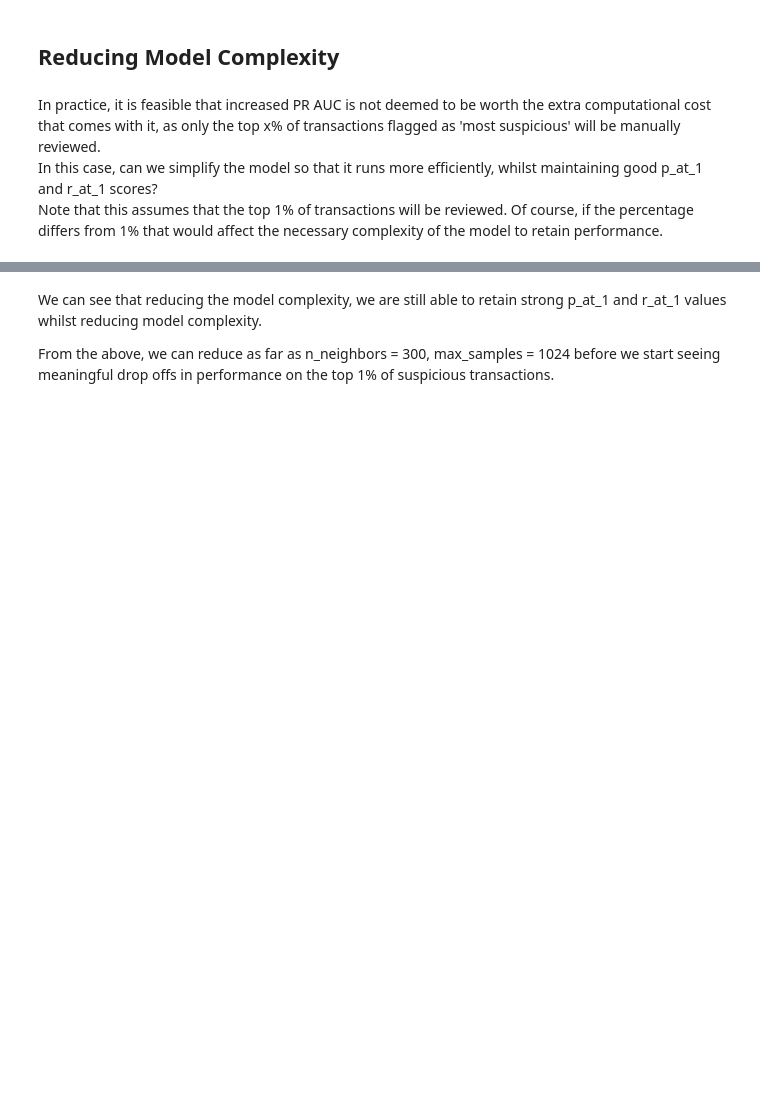
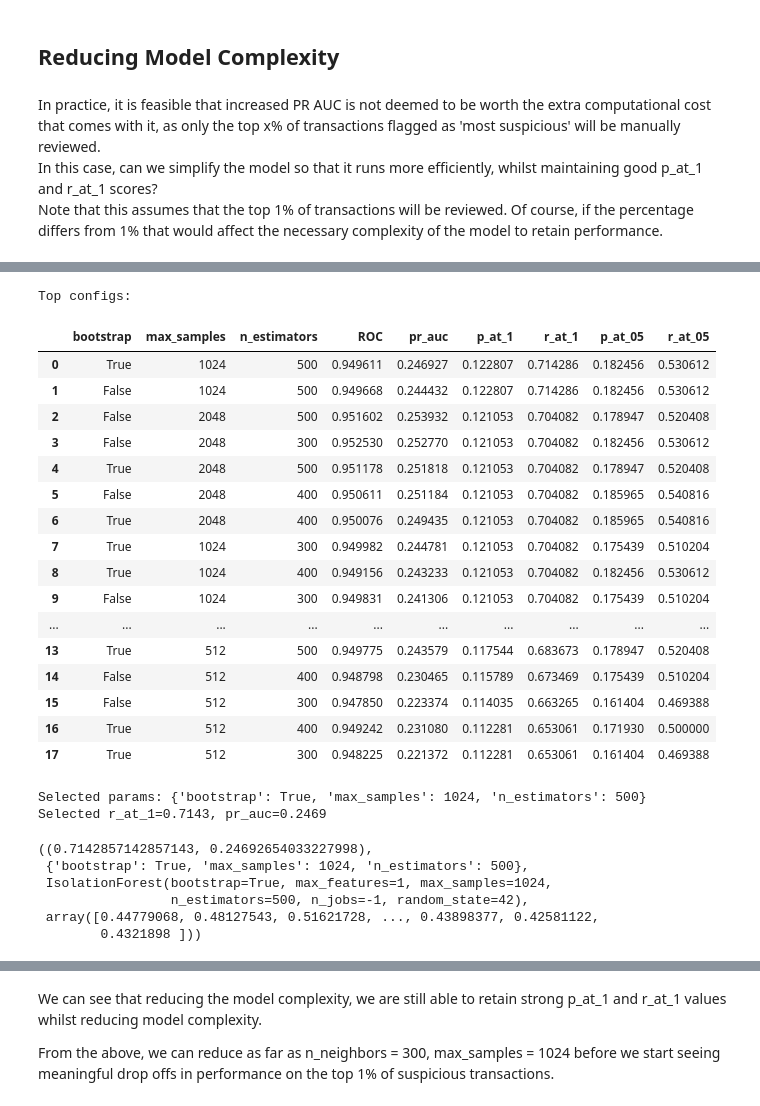
Before and after one commit to LukeHardy721/Fraud-Detection, a Jupyter notebook: notebooks/isolation_forest.ipynb, the cells around one changed output, grey strips where cells are left out. Cells and saved outputs as stored; diff of their text form; code cells hidden in the pictures; blank space fills up the shorter version.

```diff
--- a/notebooks/isolation_forest.ipynb
+++ b/notebooks/isolation_forest.ipynb
@@ -342,0 +275,41 @@ Selected r_at_1=0.6484, p_at_1=0.1120
+# %%
+PRIMARY = "r_at_1"
+SECONDARY = "pr_auc"
+
+# Note that I have already narrowed down the param_grid through multiple iterations
+
+param_grid = {
+    "n_estimators": [300, 400, 500],
+    "max_samples": [512, 1024, 2048],
+    "bootstrap": [False, True],
+    # Note: intentionally not tuning 'contamination' here
+}
+
+tune_IF(param_grid, PRIMARY, SECONDARY)
+# %% [output]
+Top configs:
+|  | bootstrap | max_samples | n_estimators | ROC | pr_auc | p_at_1 | r_at_1 | p_at_05 | r_at_05 |
+| 0 | True | 1024 | 500 | 0.949611 | 0.246927 | 0.122807 | 0.714286 | 0.182456 | 0.530612 |
+| 1 | False | 1024 | 500 | 0.949668 | 0.244432 | 0.122807 | 0.714286 | 0.182456 | 0.530612 |
+| 2 | False | 2048 | 500 | 0.951602 | 0.253932 | 0.121053 | 0.704082 | 0.178947 | 0.520408 |
+| 3 | False | 2048 | 300 | 0.952530 | 0.252770 | 0.121053 | 0.704082 | 0.182456 | 0.530612 |
+| 4 | True | 2048 | 500 | 0.951178 | 0.251818 | 0.121053 | 0.704082 | 0.178947 | 0.520408 |
+| 5 | False | 2048 | 400 | 0.950611 | 0.251184 | 0.121053 | 0.704082 | 0.185965 | 0.540816 |
+| 6 | True | 2048 | 400 | 0.950076 | 0.249435 | 0.121053 | 0.704082 | 0.185965 | 0.540816 |
+| 7 | True | 1024 | 300 | 0.949982 | 0.244781 | 0.121053 | 0.704082 | 0.175439 | 0.510204 |
+| 8 | True | 1024 | 400 | 0.949156 | 0.243233 | 0.121053 | 0.704082 | 0.182456 | 0.530612 |
+| 9 | False | 1024 | 300 | 0.949831 | 0.241306 | 0.121053 | 0.704082 | 0.175439 | 0.510204 |
+| ... | ... | ... | ... | ... | ... | ... | ... | ... | ... |
+| 13 | True | 512 | 500 | 0.949775 | 0.243579 | 0.117544 | 0.683673 | 0.178947 | 0.520408 |
+| 14 | False | 512 | 400 | 0.948798 | 0.230465 | 0.115789 | 0.673469 | 0.175439 | 0.510204 |
+| 15 | False | 512 | 300 | 0.947850 | 0.223374 | 0.114035 | 0.663265 | 0.161404 | 0.469388 |
+| 16 | True | 512 | 400 | 0.949242 | 0.231080 | 0.112281 | 0.653061 | 0.171930 | 0.500000 |
+| 17 | True | 512 | 300 | 0.948225 | 0.221372 | 0.112281 | 0.653061 | 0.161404 | 0.469388 |
+Selected params: {'bootstrap': True, 'max_samples': 1024, 'n_estimators': 500}
+Selected r_at_1=0.7143, pr_auc=0.2469
+((0.7142857142857143, 0.24692654033227998),
+ {'bootstrap': True, 'max_samples': 1024, 'n_estimators': 500},
+ IsolationForest(bootstrap=True, max_features=1, max_samples=1024,
+                 n_estimators=500, n_jobs=-1, random_state=42),
+ array([0.44779068, 0.48127543, 0.51621728, ..., 0.43898377, 0.42581122,
+        0.4321898 ]))
```
Also changed, not shown: parts of 10 cells of this notebook, 3 other files.
